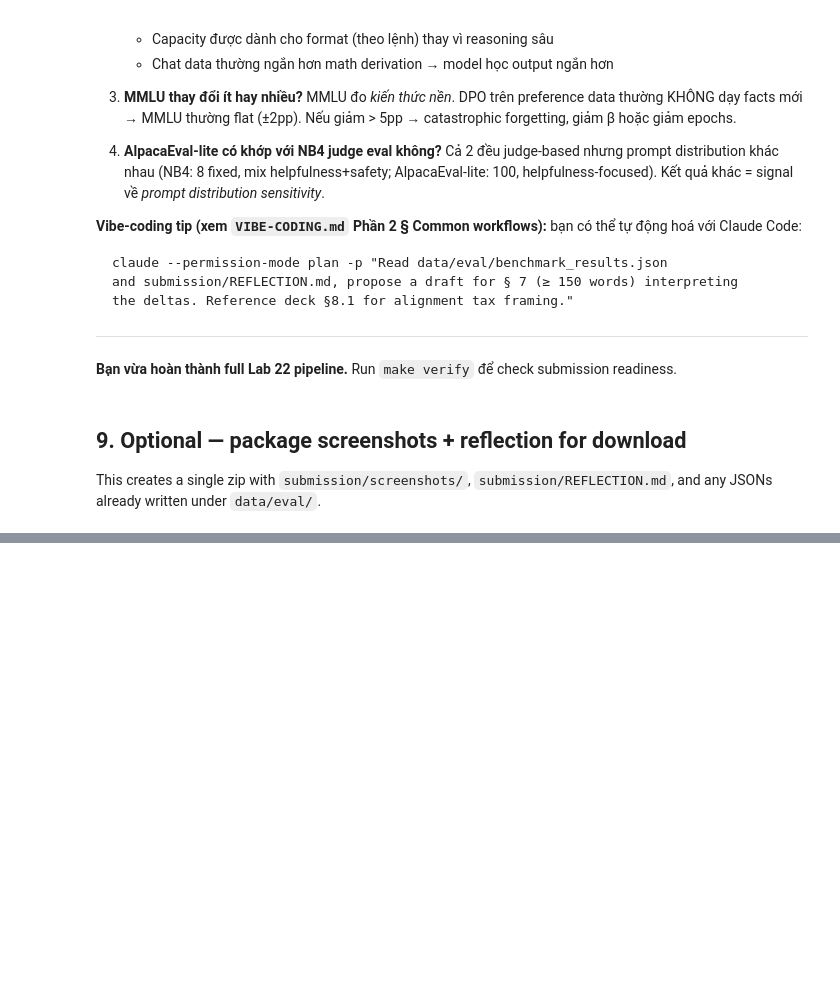
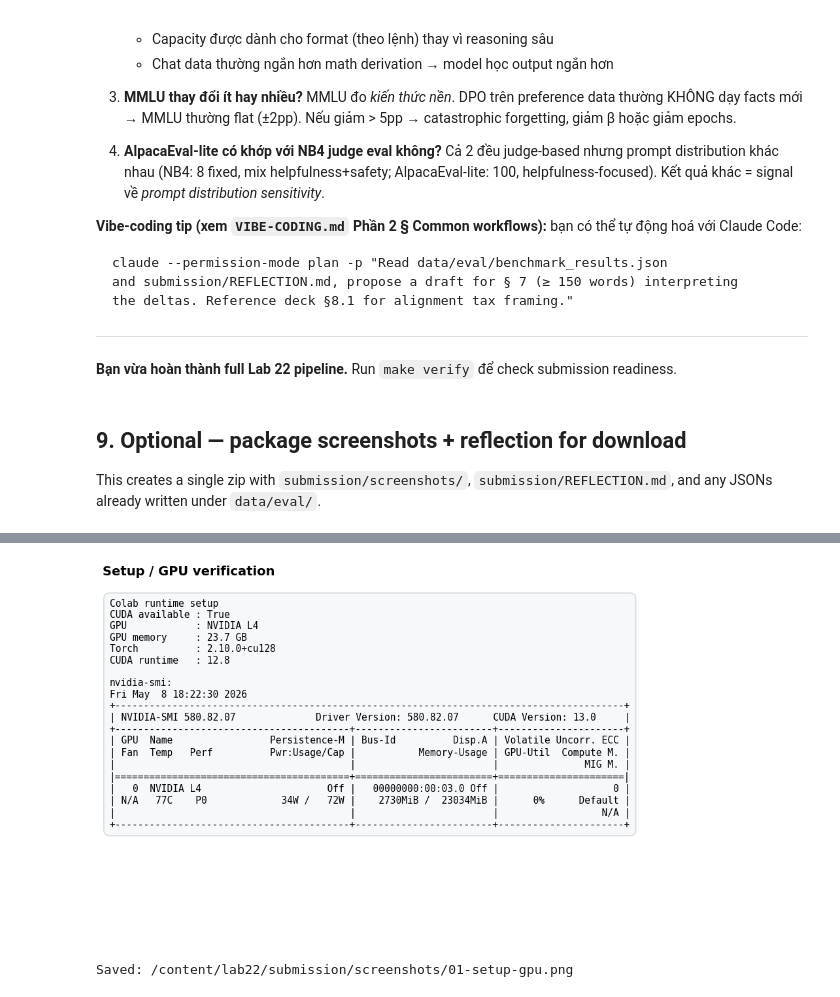
Before and after one commit to giakhanhhii/NguyenTrieuGiaKhanh-Day22-Track3-DPO-Alignment-Lab, a Jupyter notebook: colab/Lab22_DPO_BigGPU.ipynb, the cells around one changed output, grey strips where cells are left out. Drawn from its saved outputs; the diff is of its cells as text; code cells hidden in the pictures; blank space fills up the shorter version.

Commit message:
Created using Colab
Co-authored-by: Cursor <cursoragent@cursor.com>

```diff
--- a/colab/Lab22_DPO_BigGPU.ipynb
+++ b/colab/Lab22_DPO_BigGPU.ipynb
@@ -1179,0 +1582,11 @@ torch.cuda.empty_cache()
+# %%
+print("Last command was:")
+print(" ".join(cmd))
+
+result = subprocess.run(cmd, text=True, capture_output=True)
+print("RETURN CODE:", result.returncode)
+print("\nSTDOUT:\n", result.stdout[-4000:])
+print("\nSTDERR:\n", result.stderr[-4000:])
+
+if result.returncode != 0:
+    raise RuntimeError("GGUF subprocess failed")
@@ -1776,0 +2517,61 @@ except Exception:
+# %%
+from pathlib import Path
+import subprocess
+import torch
+import matplotlib.pyplot as plt
+
+screenshot_dir = Path("/content/lab22/submission/screenshots")
+screenshot_dir.mkdir(parents=True, exist_ok=True)
+
+gpu_name = torch.cuda.get_device_name(0) if torch.cuda.is_available() else "No CUDA GPU"
+gpu_mem = torch.cuda.get_device_properties(0).total_memory / 1e9 if torch.cuda.is_available() else 0
+cuda_available = torch.cuda.is_available()
+torch_version = torch.__version__
+cuda_version = torch.version.cuda
+
+try:
+    nvidia_smi = subprocess.check_output(
+        ["nvidia-smi"],
+        text=True,
+        stderr=subprocess.STDOUT,
+    )
+    nvidia_smi = "\n".join(nvidia_smi.splitlines()[:12])
+except Exception as e:
+    nvidia_smi = f"nvidia-smi failed: {e}"
+
+lines = [
+    "Colab runtime setup",
+    f"CUDA available : {cuda_available}",
+    f"GPU            : {gpu_name}",
+    f"GPU memory     : {gpu_mem:.1f} GB",
+    f"Torch          : {torch_version}",
+    f"CUDA runtime   : {cuda_version}",
+    "",
+    "nvidia-smi:",
+    nvidia_smi,
+]
+
+fig, ax = plt.subplots(figsize=(11, 6))
+ax.axis("off")
+ax.set_title("Setup / GPU verification", loc="left", fontsize=14, fontweight="bold")
+ax.text(
+    0.01,
+    0.95,
+    "\n".join(lines),
+    va="top",
+    ha="left",
+    fontsize=10.5,
+    family="monospace",
+    transform=ax.transAxes,
+    bbox={"boxstyle": "round,pad=0.6", "facecolor": "#f6f8fa", "edgecolor": "#d0d7de"},
+)
+fig.tight_layout()
+
+out = screenshot_dir / "01-setup-gpu.png"
+fig.savefig(out, dpi=120, bbox_inches="tight")
+plt.show()
+
+print("Saved:", out)
+# %% [output]
+[figure, added]
+Saved: /content/lab22/submission/screenshots/01-setup-gpu.png
```
Also changed, not shown: parts of 64 cells of this notebook.
